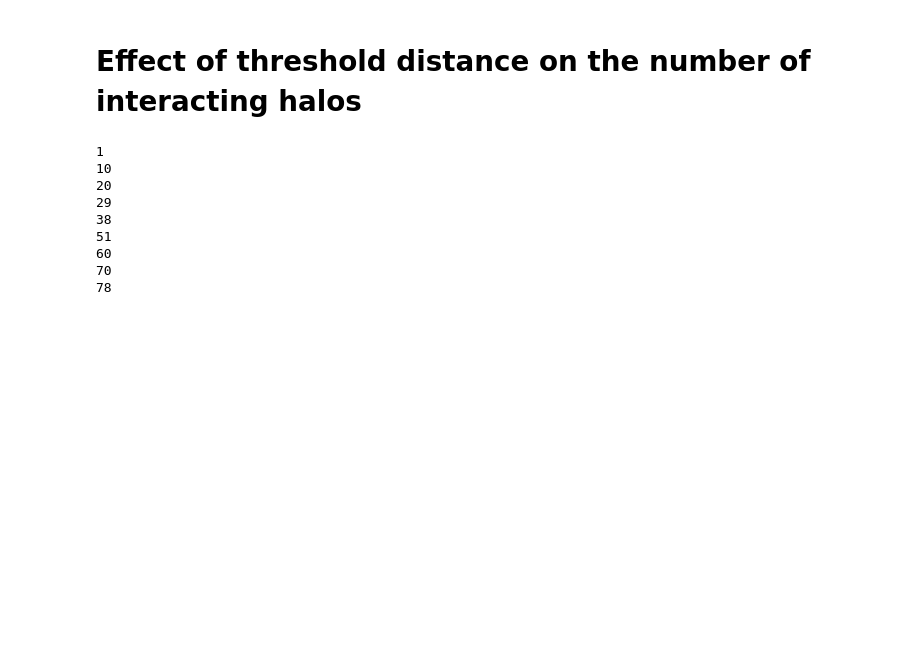
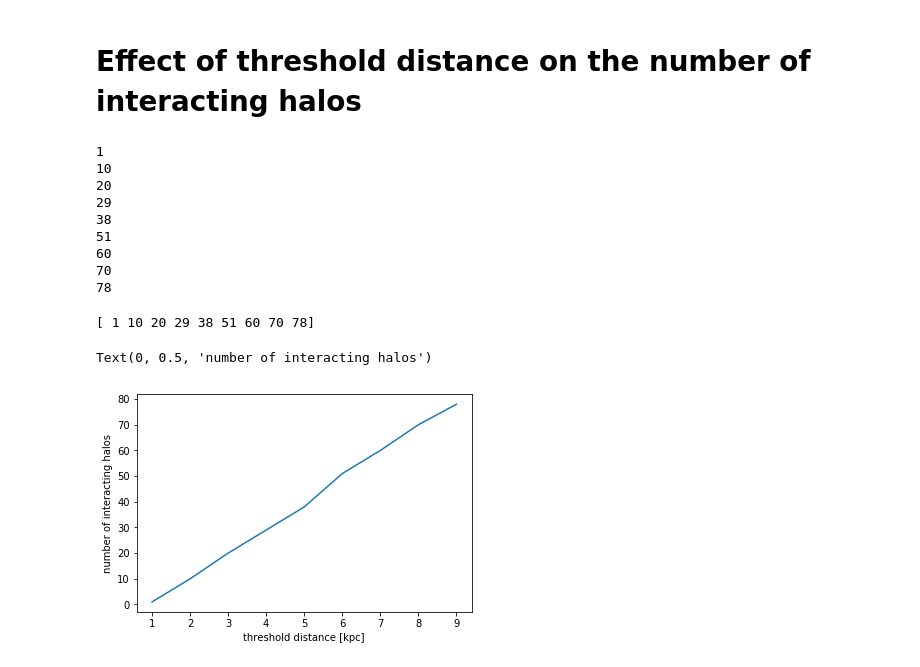
Before and after one commit to nonsk131/darkpy, a Jupyter notebook: stream1.ipynb, the cells around one changed output. Drawn from its saved outputs; the diff is of its cells as text; code cells hidden in the pictures; blank space fills up the shorter version.

```diff
--- a/stream1.ipynb
+++ b/stream1.ipynb
@@ -269,9 +278,12 @@ array([ 6506,  6580, 10596, 10662, 10792, 11618, 16082, 17518, 17532,
 # %% [markdown]
 # Effect of threshold distance on the number of interacting halos
 # %%
+number = []
 for i in range(1,10,1):
     ii, iii = compute_dist(pos_pa_hal_bak, pos_pa, threshold=i)
+    number.append(len(ii))
     print(len(ii))
+number = np.array(number)
 # %% [output]
 1
 10
@@ -282,3 +294,14 @@ for i in range(1,10,1):
 60
 70
 78
+# %%
+print(number)
+fig = plt.figure()
+ax = fig.add_subplot(1,1,1)
+ax.plot(range(1,10,1), number)
+ax.set_xlabel("threshold distance [kpc]")
+ax.set_ylabel("number of interacting halos")
+# %% [output]
+[ 1 10 20 29 38 51 60 70 78]
+Text(0, 0.5, 'number of interacting halos')
+[figure, added]
```
Also changed, not shown: parts of 12 cells of this notebook.
